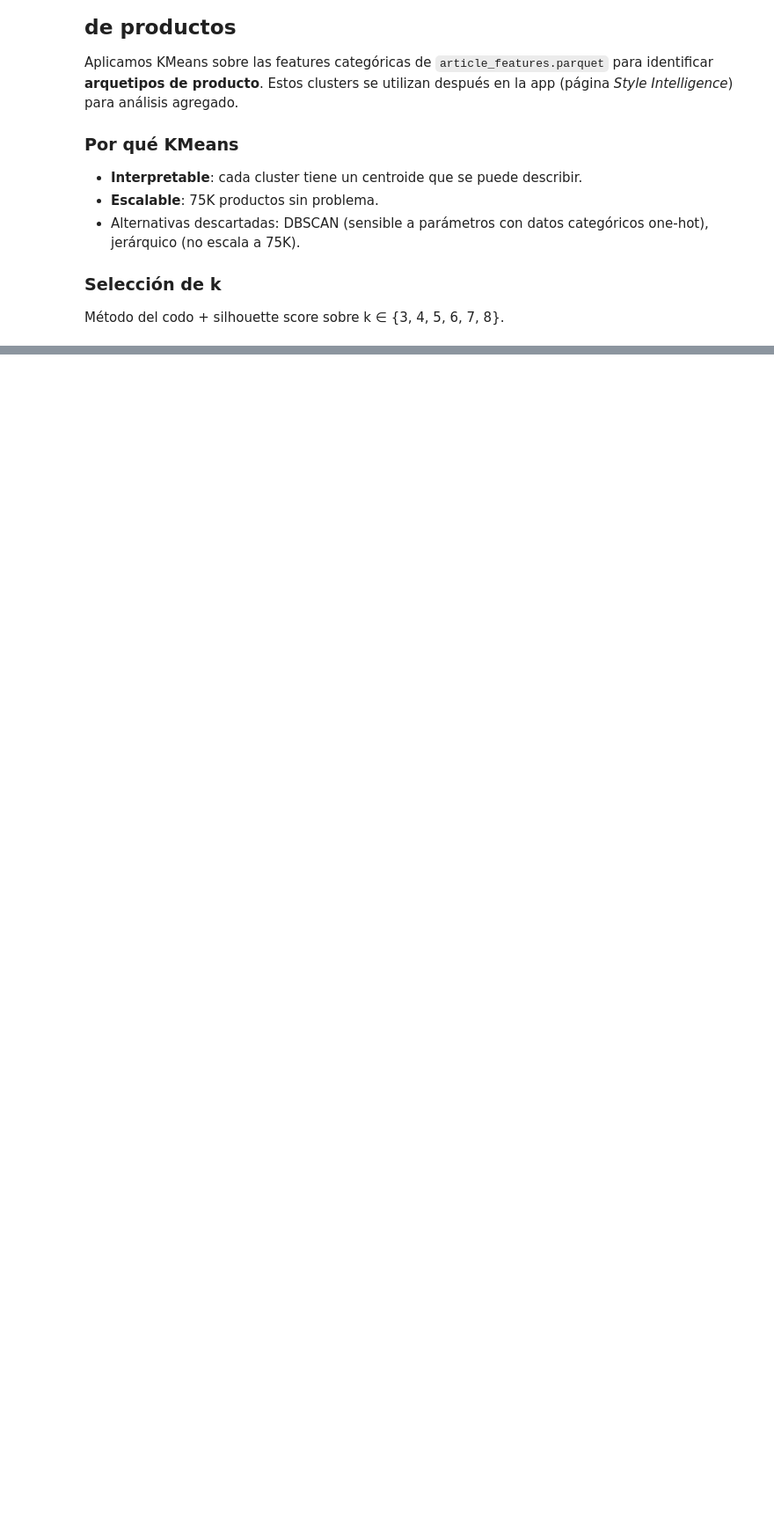
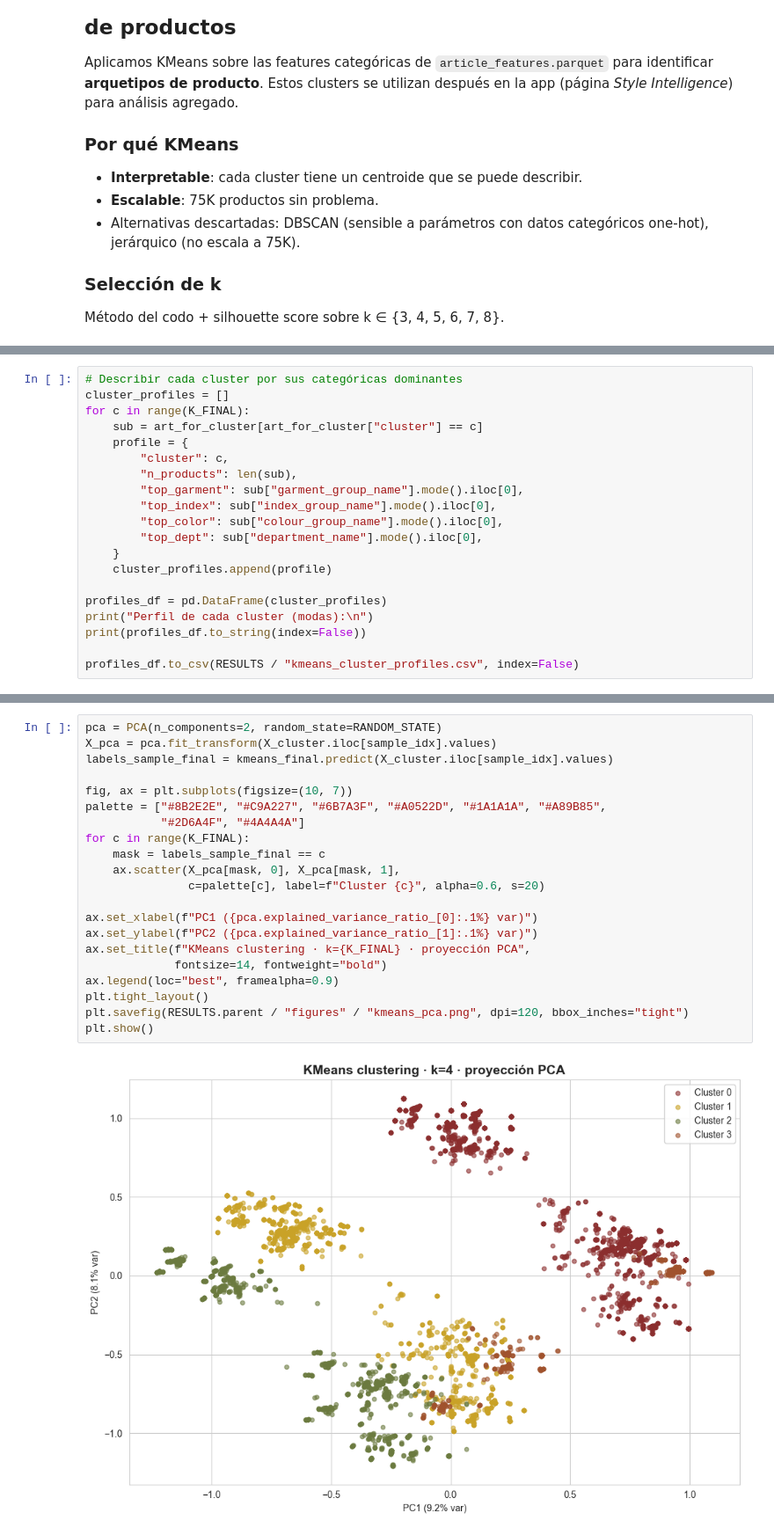
Before and after one commit to EstherBarrancoMotos/fashion-ai-engine, a Jupyter notebook: notebooks/03_Entrenamiento_Evaluacion.ipynb, the cells around one changed output, grey strips where cells are left out. Shown at 88% size. Saved outputs shown, nothing was run; the diff lists cells and outputs as text; blank space fills up the shorter version.

```diff
--- a/notebooks/03_Entrenamiento_Evaluacion.ipynb
+++ b/notebooks/03_Entrenamiento_Evaluacion.ipynb
@@ -514,0 +606,20 @@ X_sample = X_cluster.iloc[sample_idx].values
+# %%
+# Describir cada cluster por sus categóricas dominantes
+cluster_profiles = []
+for c in range(K_FINAL):
+    sub = art_for_cluster[art_for_cluster["cluster"] == c]
+    profile = {
+        "cluster": c,
+        "n_products": len(sub),
+        "top_garment": sub["garment_group_name"].mode().iloc[0],
+        "top_index": sub["index_group_name"].mode().iloc[0],
+        "top_color": sub["colour_group_name"].mode().iloc[0],
+        "top_dept": sub["department_name"].mode().iloc[0],
+    }
+    cluster_profiles.append(profile)
+
+profiles_df = pd.DataFrame(cluster_profiles)
+print("Perfil de cada cluster (modas):\n")
+print(profiles_df.to_string(index=False))
+
+profiles_df.to_csv(RESULTS / "kmeans_cluster_profiles.csv", index=False)
@@ -514,0 +634,23 @@ X_sample = X_cluster.iloc[sample_idx].values
+# %%
+pca = PCA(n_components=2, random_state=RANDOM_STATE)
+X_pca = pca.fit_transform(X_cluster.iloc[sample_idx].values)
+labels_sample_final = kmeans_final.predict(X_cluster.iloc[sample_idx].values)
+
+fig, ax = plt.subplots(figsize=(10, 7))
+palette = ["#8B2E2E", "#C9A227", "#6B7A3F", "#A0522D", "#1A1A1A", "#A89B85",
+           "#2D6A4F", "#4A4A4A"]
+for c in range(K_FINAL):
+    mask = labels_sample_final == c
+    ax.scatter(X_pca[mask, 0], X_pca[mask, 1],
+               c=palette[c], label=f"Cluster {c}", alpha=0.6, s=20)
+
+ax.set_xlabel(f"PC1 ({pca.explained_variance_ratio_[0]:.1%} var)")
+ax.set_ylabel(f"PC2 ({pca.explained_variance_ratio_[1]:.1%} var)")
+ax.set_title(f"KMeans clustering · k={K_FINAL} · proyección PCA",
+             fontsize=14, fontweight="bold")
+ax.legend(loc="best", framealpha=0.9)
+plt.tight_layout()
+plt.savefig(RESULTS.parent / "figures" / "kmeans_pca.png", dpi=120, bbox_inches="tight")
+plt.show()
+# %% [output]
+[figure, added]
```
Also changed, not shown: parts of 12 cells of this notebook, 1 other file.
